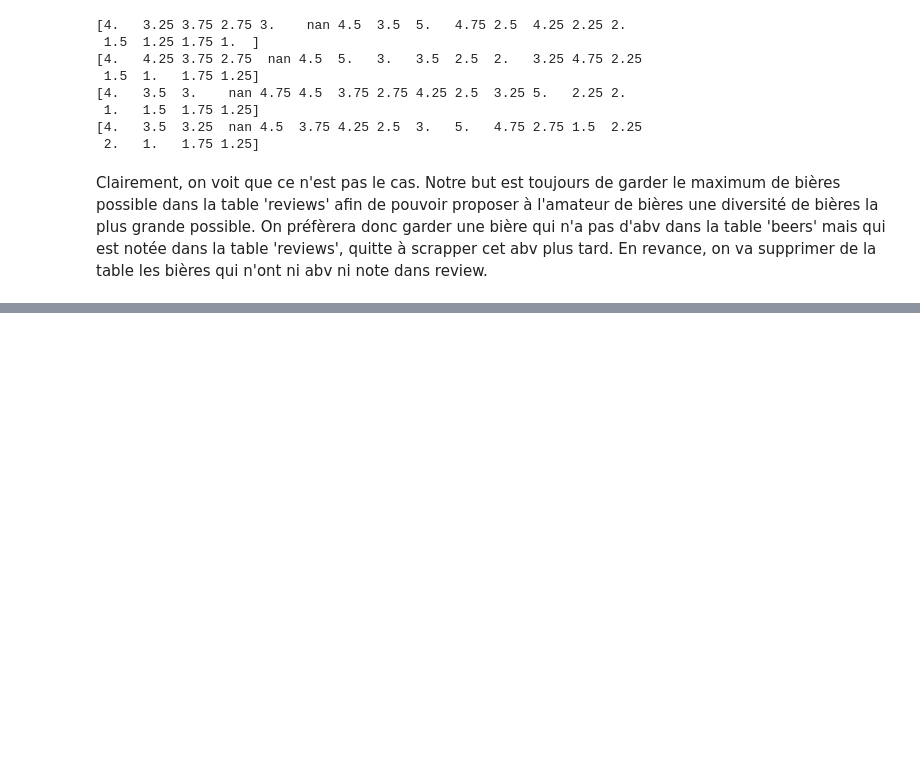
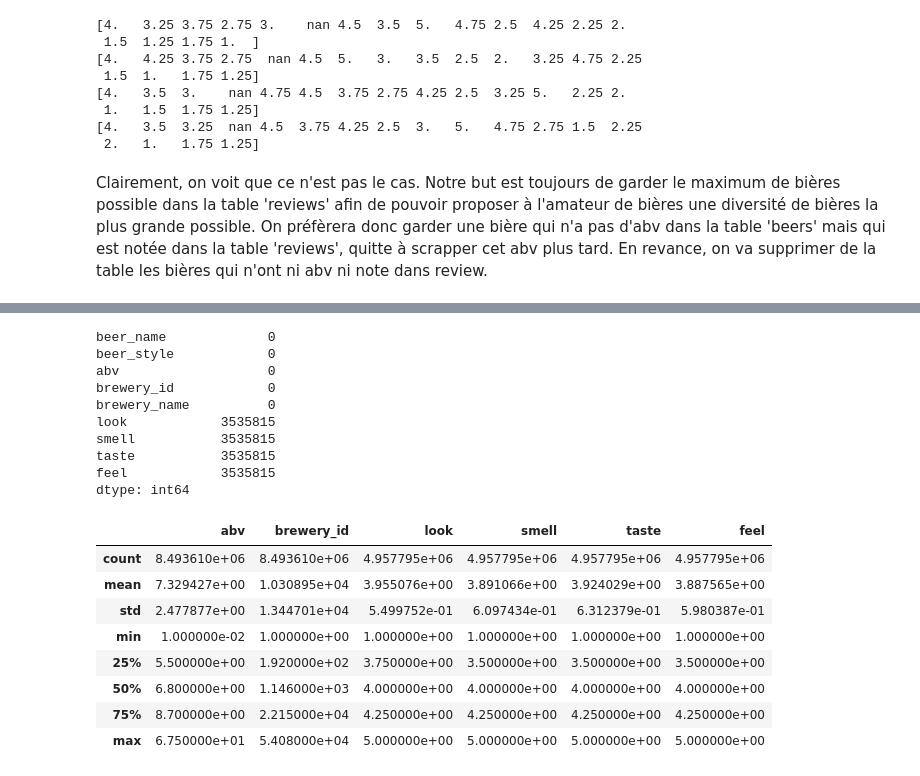
Before and after one commit to rhomain-rangeay/Projet-Python-pour-le-Data-Scientist, a Jupyter notebook: Projet_python_data_scientist.ipynb, the cells around one changed output, grey strips where cells are left out. Cells and saved outputs as stored; diff of their text form; code cells hidden in the pictures; blank space fills up the shorter version.

```diff
--- a/Projet_python_data_scientist.ipynb
+++ b/Projet_python_data_scientist.ipynb
@@ -346,0 +373,23 @@ df_ml = beers[[]]
+# %%
+print(df_ml.isnull().sum())
+df_ml.describe()
+# %% [output]
+beer_name             0
+beer_style            0
+abv                   0
+brewery_id            0
+brewery_name          0
+look            3535815
+smell           3535815
+taste           3535815
+feel            3535815
+dtype: int64
+|  | abv | brewery_id | look | smell | taste | feel |
+| count | 8.493610e+06 | 8.493610e+06 | 4.957795e+06 | 4.957795e+06 | 4.957795e+06 | 4.957795e+06 |
+| mean | 7.329427e+00 | 1.030895e+04 | 3.955076e+00 | 3.891066e+00 | 3.924029e+00 | 3.887565e+00 |
+| std | 2.477877e+00 | 1.344701e+04 | 5.499752e-01 | 6.097434e-01 | 6.312379e-01 | 5.980387e-01 |
+| min | 1.000000e-02 | 1.000000e+00 | 1.000000e+00 | 1.000000e+00 | 1.000000e+00 | 1.000000e+00 |
+| 25% | 5.500000e+00 | 1.920000e+02 | 3.750000e+00 | 3.500000e+00 | 3.500000e+00 | 3.500000e+00 |
+| 50% | 6.800000e+00 | 1.146000e+03 | 4.000000e+00 | 4.000000e+00 | 4.000000e+00 | 4.000000e+00 |
+| 75% | 8.700000e+00 | 2.215000e+04 | 4.250000e+00 | 4.250000e+00 | 4.250000e+00 | 4.250000e+00 |
+| max | 6.750000e+01 | 5.408000e+04 | 5.000000e+00 | 5.000000e+00 | 5.000000e+00 | 5.000000e+00 |
```
Also changed, not shown: parts of 8 cells of this notebook.
